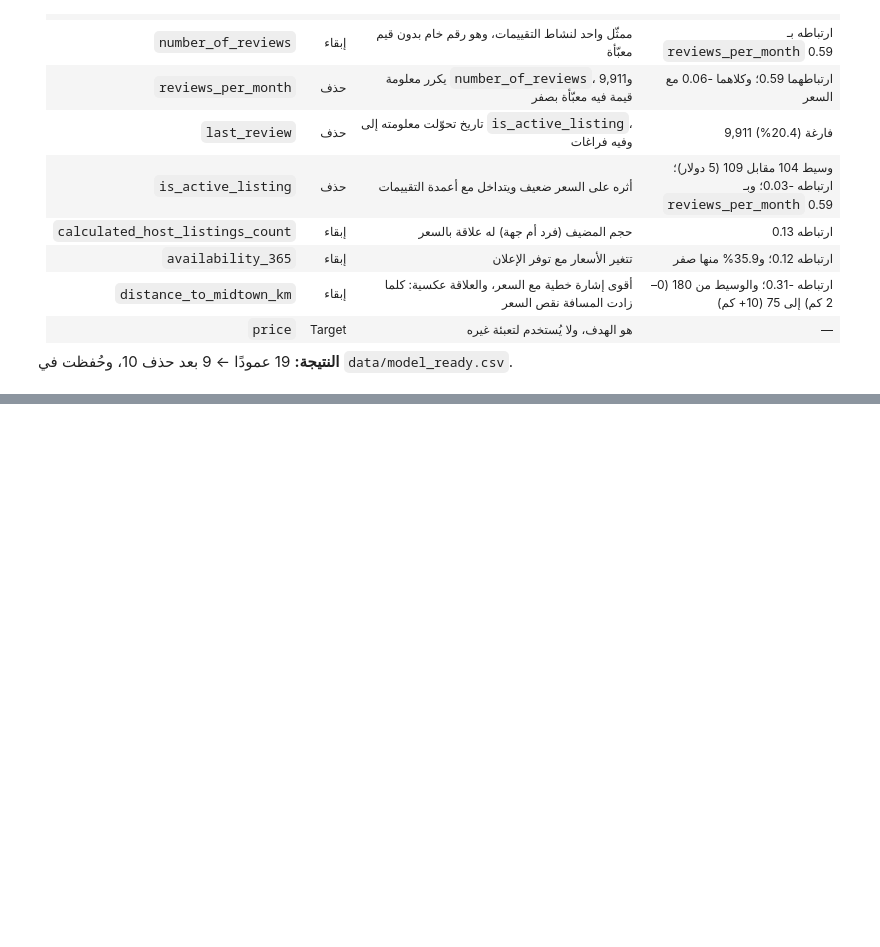
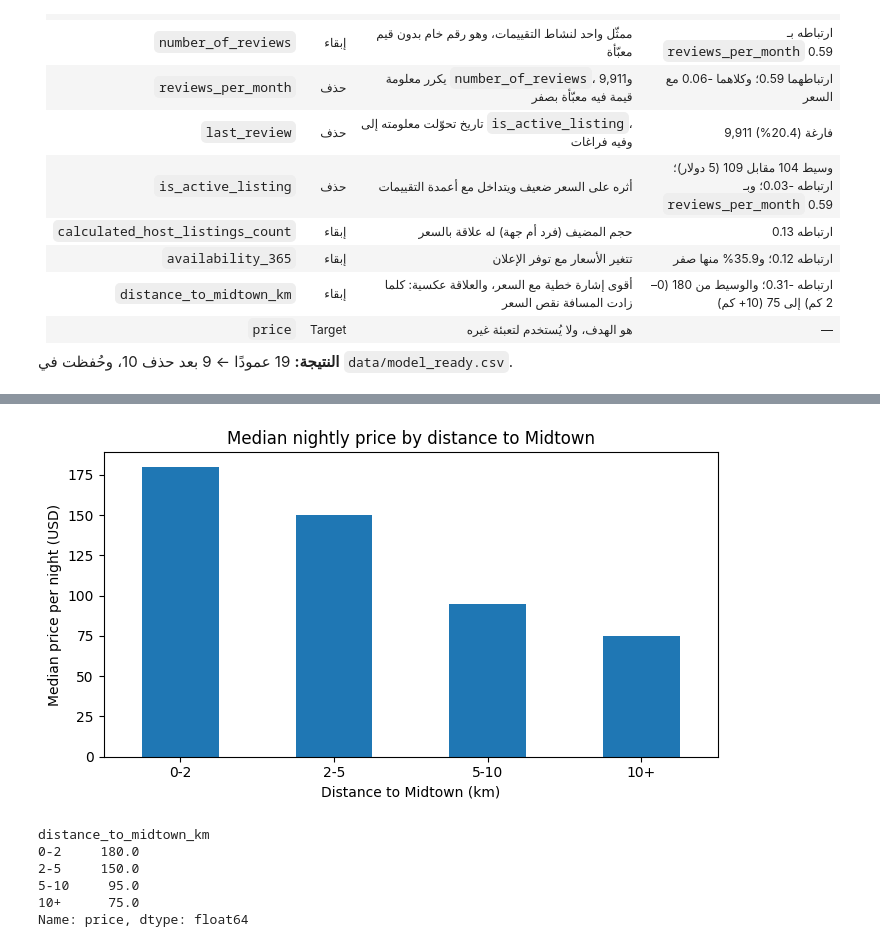
Before and after one commit to loudamn78-gif/smartstay-ai, a Jupyter notebook: notebook.ipynb, the cells around one changed output, grey strips where cells are left out. Cells and saved outputs as stored; diff of their text form; code cells hidden in the pictures; blank space fills up the shorter version.

```diff
--- a/notebook.ipynb
+++ b/notebook.ipynb
@@ -639,0 +692,18 @@ dtype: object
+# %%
+band = pd.cut(feat["distance_to_midtown_km"], bins=[0, 2, 5, 10, np.inf], labels=["0-2", "2-5", "5-10", "10+"], include_lowest=True)
+med = feat.groupby(band, observed=True)["price"].median()
+ax = med.plot(kind="bar", figsize=(7, 4), title="Median nightly price by distance to Midtown")
+ax.set_xlabel("Distance to Midtown (km)")
+ax.set_ylabel("Median price per night (USD)")
+plt.xticks(rotation=0)
+plt.tight_layout()
+plt.show()
+print(med)
+# %% [output]
+[figure, added]
+distance_to_midtown_km
+0-2     180.0
+2-5     150.0
+5-10     95.0
+10+      75.0
+Name: price, dtype: float64
```
Also changed, not shown: parts of 16 cells of this notebook.
